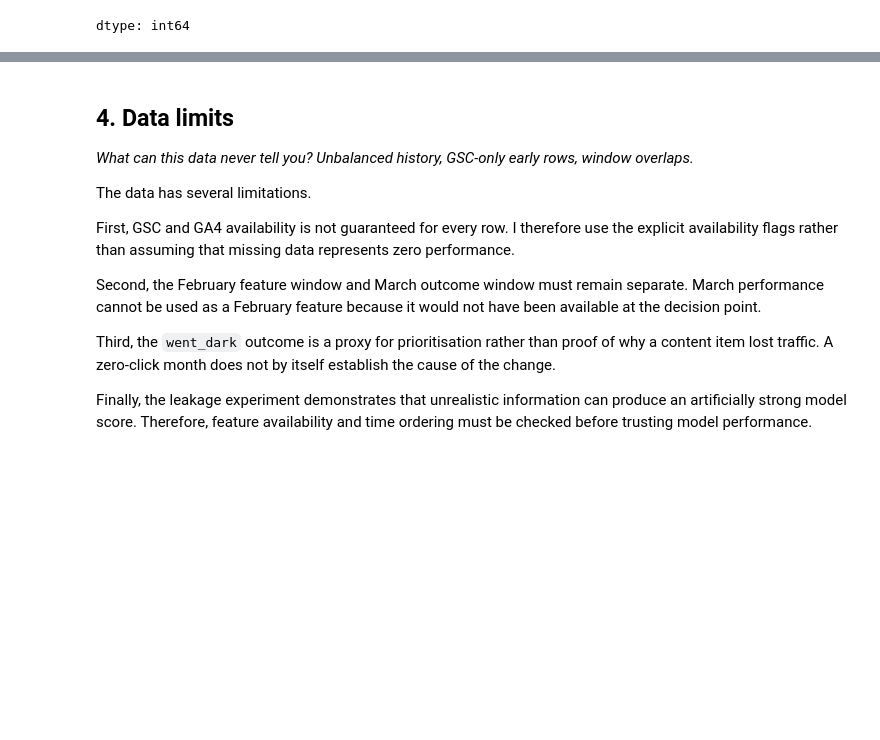
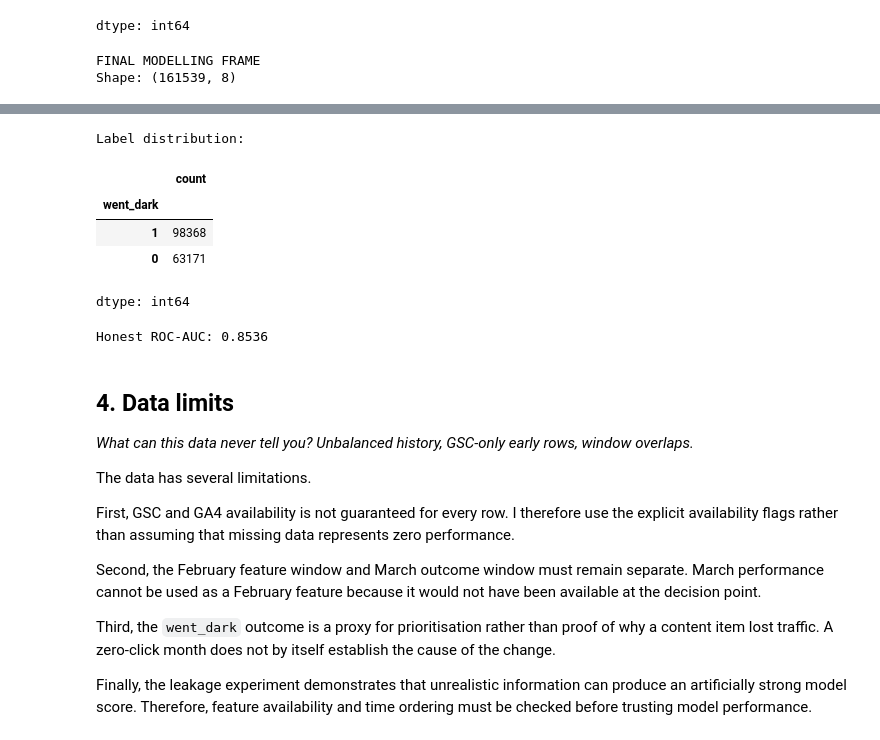
Before and after one commit to Miaxrz/ML-Internship-Starter, a Jupyter notebook: work/notebooks/w03_data_contract.ipynb, the cells around one changed output, grey strips where cells are left out. Saved outputs shown, nothing was run; the diff lists cells and outputs as text; code cells hidden in the pictures; blank space fills up the shorter version.

```diff
--- a/work/notebooks/w03_data_contract.ipynb
+++ b/work/notebooks/w03_data_contract.ipynb
@@ -427,3 +427,29 @@ Outcome distribution:
 | 1 | 107901 |
 | 0 | 68837 |
 dtype: int64
+# %%
+frame = features_feb.merge(
+    label_mar[
+        [
+            "client_hash_id",
+            "content_hash_id",
+            "went_dark"
+        ]
+    ],
+    on=[
+        "client_hash_id",
+        "content_hash_id"
+    ],
+    how="inner"
+)
+
+print("FINAL MODELLING FRAME")
+print("Shape:", frame.shape)
+
+display(frame.head())
+
+print("\nLabel distribution:")
+display(frame["went_dark"].value_counts())
+# %% [output]
+FINAL MODELLING FRAME
+Shape: (161539, 8)
@@ -430,3 +462,56 @@ dtype: int64
+Label distribution:
+|  | count |
+| went_dark |  |
+| 1 | 98368 |
+| 0 | 63171 |
+dtype: int64
+# %%
+from sklearn.model_selection import train_test_split
+from sklearn.ensemble import RandomForestClassifier
+from sklearn.metrics import roc_auc_score
+
+feature_cols = [
+    "gsc_impressions_feb",
+    "gsc_clicks_feb",
+    "ctr_feb",
+    "gsc_avg_position_feb",
+    "ga4_sessions_feb"
+]
+
+model_df = frame.dropna(
+    subset=feature_cols + ["went_dark"]
+).copy()
+
+X = model_df[feature_cols]
+y = model_df["went_dark"]
+
+X_train, X_test, y_train, y_test = train_test_split(
+    X,
+    y,
+    test_size=0.25,
+    random_state=42,
+    stratify=y
+)
+
+honest_model = RandomForestClassifier(
+    n_estimators=100,
+    random_state=42
+)
+
+honest_model.fit(X_train, y_train)
+
+honest_scores = honest_model.predict_proba(
+    X_test
+)[:, 1]
+
+honest_auc = roc_auc_score(
+    y_test,
+    honest_scores
+)
+
+print("Honest ROC-AUC:", round(honest_auc, 4))
+# %% [output]
+Honest ROC-AUC: 0.8536
 # %% [markdown]
 ## 4. Data limits
 
```
Also changed, not shown: parts of 1 cell of this notebook.
